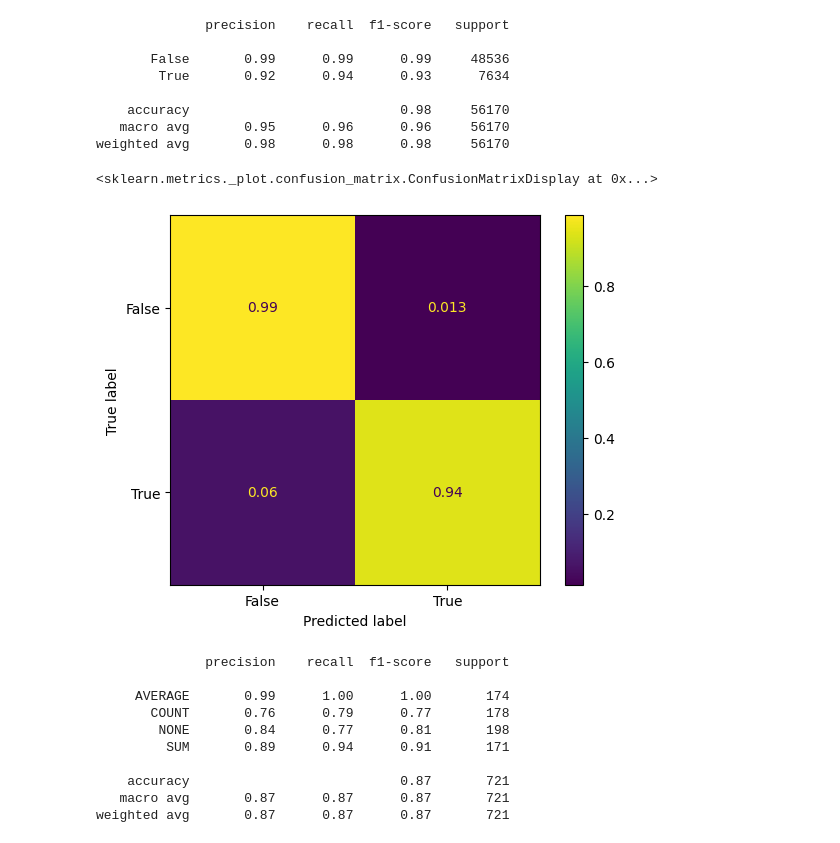
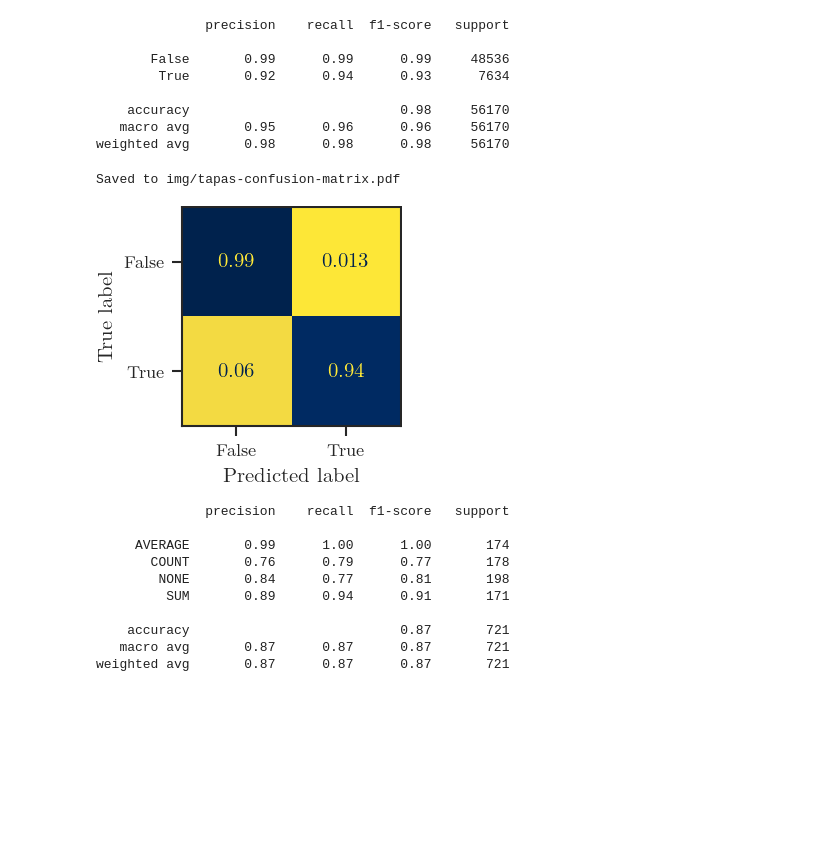
Before and after one commit to QuadroTim/amlta-project, a Jupyter notebook: notebooks/tapas_eval.ipynb, the cells around one changed output. Saved outputs shown, nothing was run; the diff lists cells and outputs as text; code cells hidden in the pictures; blank space fills up the shorter version.

Commit message:
add confusion matrix plots

```diff
--- a/notebooks/tapas_eval.ipynb
+++ b/notebooks/tapas_eval.ipynb
@@ -209,14 +340,18 @@ print(
    macro avg       0.95      0.96      0.96     56170
 weighted avg       0.98      0.98      0.98     56170
 # %%
-ConfusionMatrixDisplay.from_predictions(
-    [label for labels in y_trues_labels for label in labels],
-    [label for labels in y_preds_labels for label in labels],
-    normalize="true",
-)
+with plot_config({"axes.grid": False}), plot_size(fraction=0.5):
+    disp = ConfusionMatrixDisplay.from_predictions(
+        [label for labels in y_trues_labels for label in labels],
+        [label for labels in y_preds_labels for label in labels],
+        normalize="true",
+        cmap="cividis_r",
+        colorbar=False,
+    )
+    save_fig(disp.figure_, "tapas-confusion-matrix")
 # %% [output]
-<sklearn.metrics._plot.confusion_matrix.ConfusionMatrixDisplay at 0x...>
+Saved to img/tapas-confusion-matrix.pdf
-[figure, old version]
+[figure, new version]
 # %%
 print(classification_report(y_trues_aggregation, y_preds_aggregation))
 # %% [output]
```
Also changed, not shown: parts of 3 cells of this notebook.
